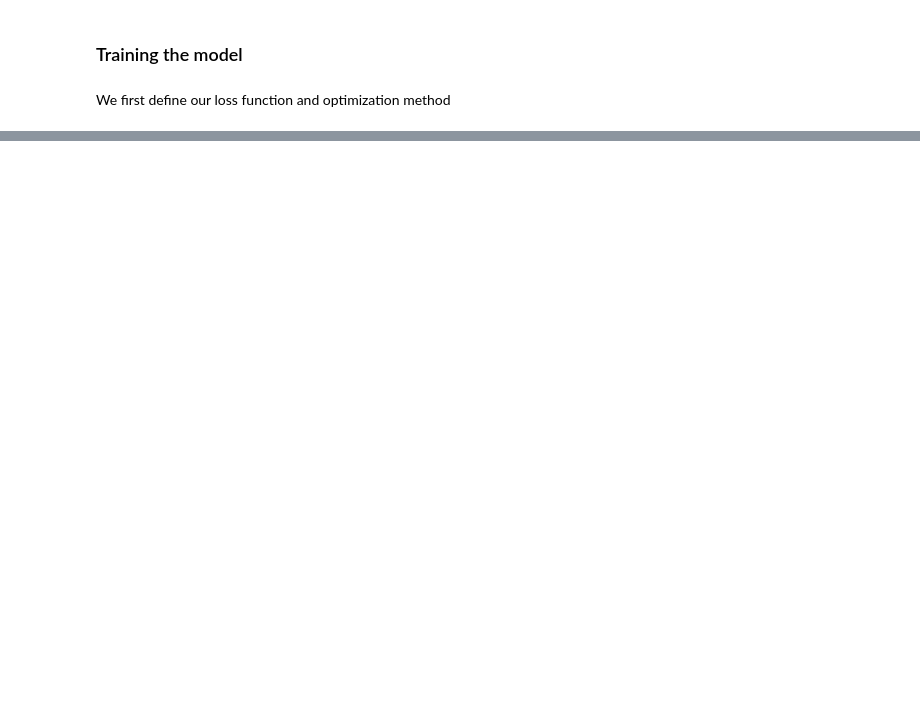
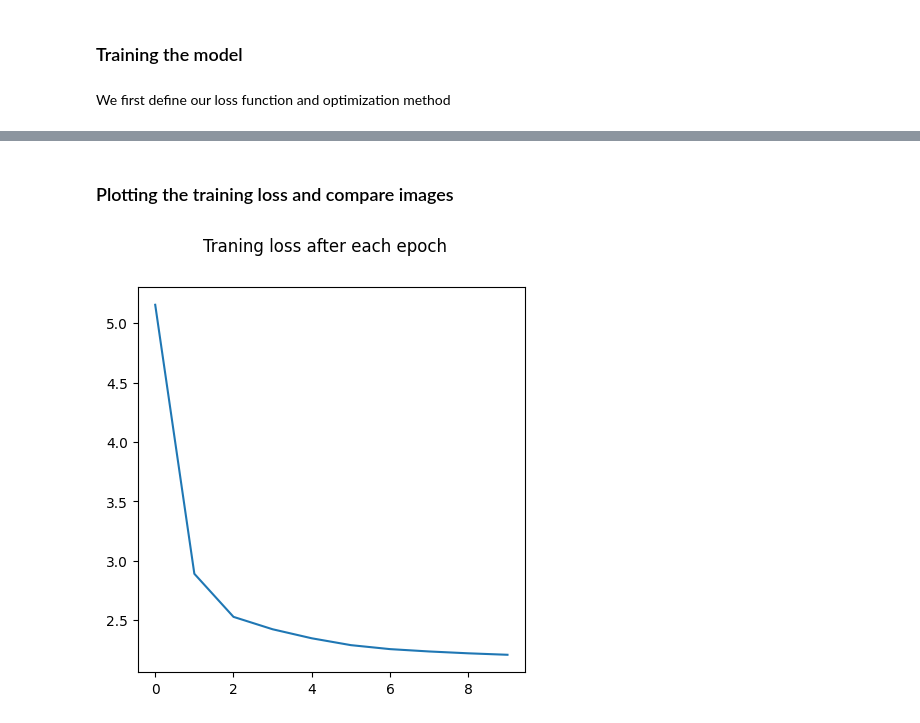
Before and after one commit to TheYibster/-Math_108C-Final-Project, a Jupyter notebook: main.ipynb, the cells around one changed output, grey strips where cells are left out. Drawn from its saved outputs; the diff is of its cells as text; code cells hidden in the pictures; blank space fills up the shorter version.

```diff
--- a/main.ipynb
+++ b/main.ipynb
@@ -114,8 +119,11 @@ class Encoder(nn.Module):
 class Decoder(nn.Module):
     def __init__(self, latent_dim=10):
         super().__init__()
-        self.fc=nn.Linear(in_features=latent_dim, out_features=24*6*4)
+        self.fc=nn.Linear(in_features=latent_dim, out_features=144)
 
+        self.fc1=nn.Linear(in_features=144, out_features=2000)
+        self.fc2=nn.Linear(in_features=2000, out_features=218*178)
+        '''
         self.unpool3=nn.MaxUnpool2d(kernel_size=2)
         self.deconv3 = nn.ConvTranspose2d(in_channels=24, out_channels=12, kernel_size=3, stride=2)
 
@@ -124,17 +132,23 @@ class Decoder(nn.Module):
 
         self.unpool1 = nn.MaxUnpool2d(kernel_size=2)
         self.deconv1 = nn.ConvTranspose2d(in_channels=3, out_channels=1, kernel_size=3, stride=2)
+        '''
 
     def forward(self, x, indices):
+        x=self.fc(x)
+        x=self.fc1(x)
+        result=self.fc2(x)
+        """
         indice1, indice2, indice3=indices
         x=self.fc(x)
-        x=x.view(-1, 24, 6, 4)
+        x=x.view(-1, 24, 3, 2)
         x=self.unpool3(x, indice3)
         x=self.deconv3(x)
         x=self.unpool2(x, indice2)
         x=self.deconv2(x)
         x=self.unpool1(x, indice1)
         result=self.deconv1(x)
+        """
         return result
 # %%
 class Autoencoder(nn.Module):
@@ -183,7 +197,7 @@ def train_loop(dataloader, model, loss_fn, optimizer):
 
     for feature, label in dataloader:
         result=model(feature)
-        loss=loss_fn(result, feature)
+        loss=loss_fn(result, feature.reshape(-1,218*178))
         total_loss+=loss.item()
 
         optimizer.zero_grad()
@@ -193,7 +207,7 @@ def train_loop(dataloader, model, loss_fn, optimizer):
     print(f"Loss on train data set this epoch {total_loss}")
     return total_loss
 # %%
-num_epoches=30
+num_epoches=10
 loss_record_train=[]
 for epoch in range(num_epoches):
     print(f"epoch {epoch+1} ----------------------")
@@ -204,0 +237,13 @@ RuntimeError: mat1 and mat2 shapes cannot be multiplied (64x144 and 576x10)
+# %% [markdown]
+### Plotting the training loss and compare images
+# %%
+def plot_loss(loss_record_train):
+    plt.figure(figsize=(5,5))
+    plt.suptitle("Traning loss after each epoch")
+    plt.plot(loss_record_train)
+
+    plt.show()
+# %%
+plot_loss(loss_record_train)
+# %% [output]
+[figure, added]
```
Also changed, not shown: parts of 6 cells of this notebook.
